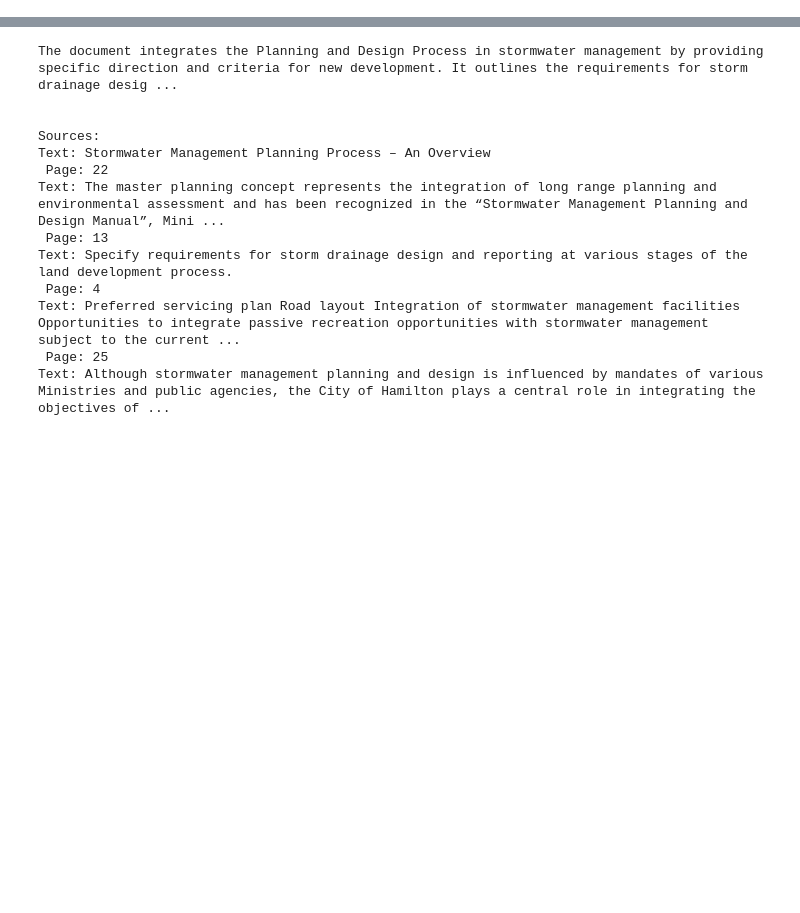
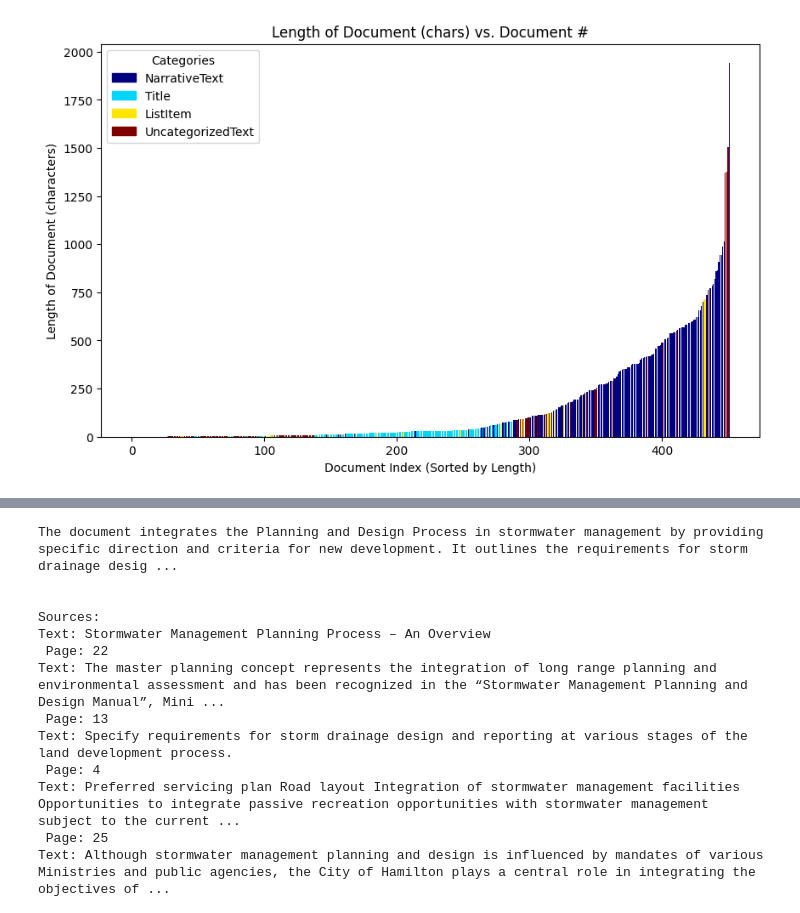
Before and after one commit to DarkHawk727/YARA, a Jupyter notebook: RAG-implementation.ipynb, the cells around one changed output, grey strips where cells are left out. Drawn from its saved outputs; the diff is of its cells as text; code cells hidden in the pictures; blank space fills up the shorter version.

```diff
--- a/RAG-implementation.ipynb
+++ b/RAG-implementation.ipynb
@@ -66,0 +110,28 @@ plt.show()
+# %%
+import matplotlib.pyplot as plt
+import numpy as np
+
+sorted_docs = sorted(docs, key=lambda doc: len(doc.page_content))
+
+lengths = [len(doc.page_content) for doc in sorted_docs]
+categories = [doc.metadata['category'] for doc in sorted_docs]
+
+all_categories = ["NarrativeText", "Title", "ListItem", "UncategorizedText"]
+colors = plt.cm.jet(np.linspace(0, 1, len(all_categories)))
+color_map = dict(zip(all_categories, colors))
+
+bar_colors = [color_map[category] for category in categories]
+
+plt.figure(figsize=(10, 6))
+plt.bar(range(len(sorted_docs)), lengths, color=bar_colors)
+
+plt.xlabel('Document Index (Sorted by Length)')
+plt.ylabel('Length of Document (characters)')
+plt.title('Length of Document (chars) vs. Document #')
+
+legend_handles = [plt.Rectangle((0,0),1,1, color=color) for color in colors]
+plt.legend(legend_handles, all_categories, title="Categories")
+
+plt.show()
+# %% [output]
+[figure, added]
```
Also changed, not shown: parts of 4 cells of this notebook, 2 other files.
